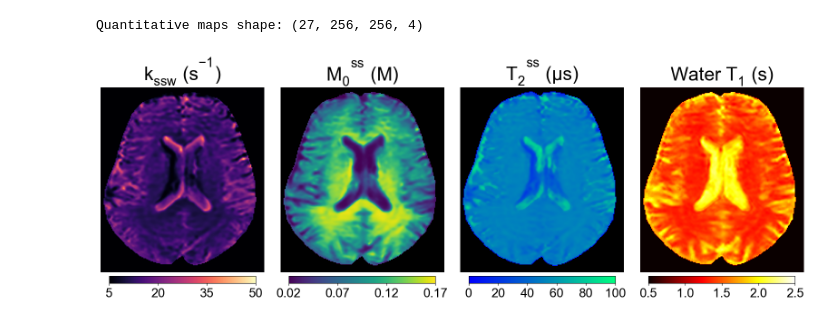
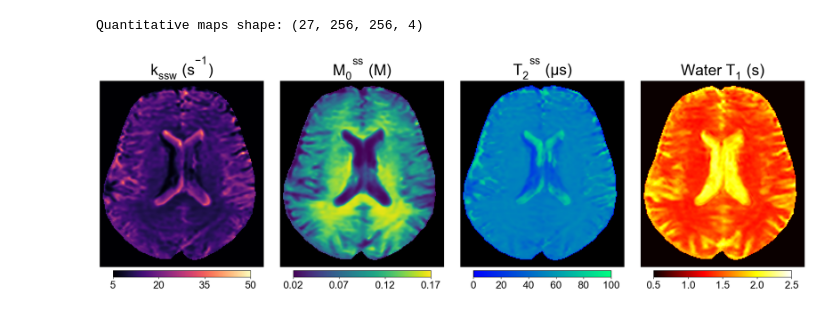
Before and after one commit to momentum-laboratory/molecular-mrf, a Jupyter notebook: unsupervised_example/visualization.ipynb, the cells around one changed output. Saved outputs shown, nothing was run; the diff lists cells and outputs as text; code cells hidden in the pictures.

```diff
--- a/unsupervised_example/visualization.ipynb
+++ b/unsupervised_example/visualization.ipynb
@@ -69,32 +69,32 @@ plt.rcParams['mathtext.it'] = 'Arial'
 plt.rcParams['mathtext.bf'] = 'Arial:bold'
 
 plt.subplot(141)
 plt.imshow(Rm_BE, vmin=5, vmax=50, cmap='magma')
 plt.colorbar(orientation='horizontal', ticks=np.arange(5, 50 + 15, 15), pad=pad_cb, fraction=length_cb)
 plt.title('k$_{ssw}$ (s$^{-1}$)')
 plt.axis("off")
 
 plt.subplot(142)
 plt.imshow(Mm_BE, vmin=0.02, vmax=0.17, cmap=b_viridis)
 plt.colorbar(orientation='horizontal', ticks=np.arange(0.02, 0.17 + 0.05, 0.05), pad=pad_cb, fraction=length_cb)
 plt.title('M$_{0}$$^{ss}$ (M)')
 plt.axis("off")
 
 plt.subplot(143)
 plt.imshow(T2m_BE, vmin=0, vmax=100, cmap=b_winter)
 plt.colorbar(orientation='horizontal', ticks=np.arange(0, 100 + 20, 20), pad=pad_cb, fraction=length_cb)
 plt.title('T$_{2}$$^{ss}$ ($\mu$s)')
 plt.axis("off")
 
 plt.subplot(144)
 plt.imshow(T1w_BE, vmin=0.5, vmax=2.5, cmap='hot')
 plt.colorbar(orientation='horizontal', ticks=np.arange(0.5, 2.5 + 0.5, 0.5), pad=pad_cb, fraction=length_cb)
 plt.title('Water T$_{1}$ (s)')
 plt.axis("off")
 
-# plt.tight_layout()
+plt.tight_layout()
 plt.subplots_adjust(wspace=0.1, hspace=0)  # Adjust spacing between subplots
 plt.savefig('result/human_results_unsupervised.eps', format='eps')
 plt.show()
 # %% [output]
-[figure, old version]
+[figure, new version]
```
Also changed, not shown: 4 other files.
